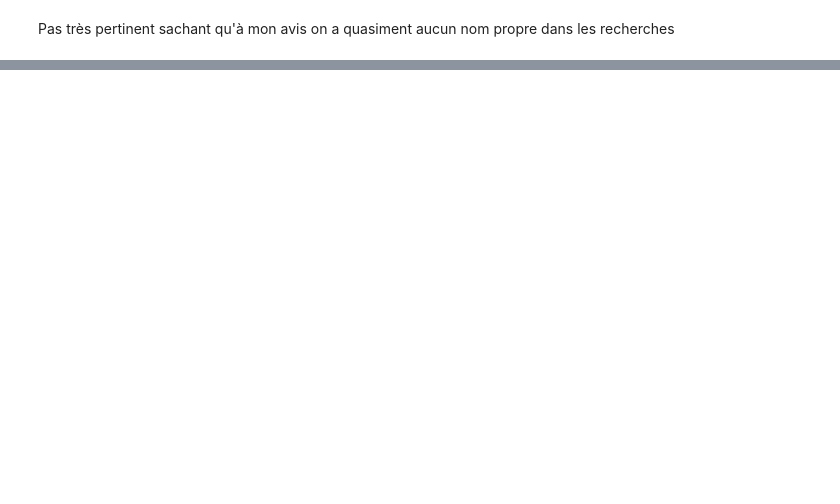
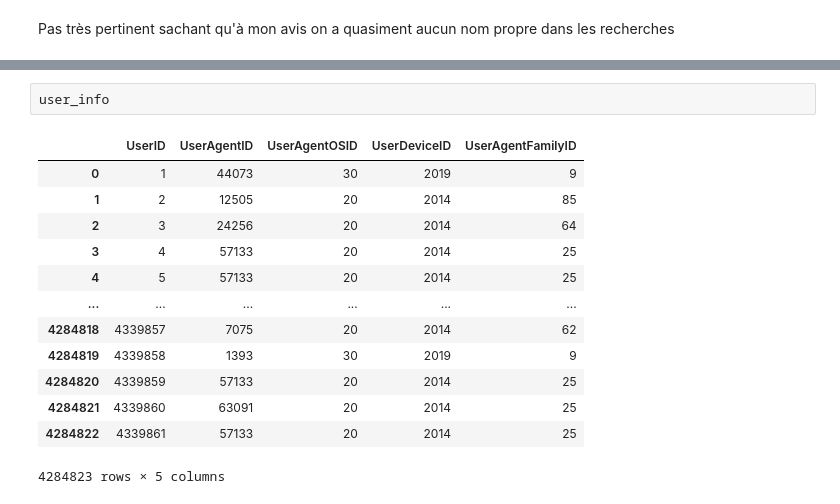
Before and after one commit to francoislegac/avito-kaggle, a Jupyter notebook: personal_analysis.ipynb, the cells around one changed output, grey strips where cells are left out. Drawn from its saved outputs; the diff is of its cells as text; blank space fills up the shorter version.

```diff
--- a/personal_analysis.ipynb
+++ b/personal_analysis.ipynb
@@ -516,0 +540,16 @@ in-depth-analysis-and-viz-avito.ipynb  queries.txt
+# %%
+user_info
+# %% [output]
+|  | UserID | UserAgentID | UserAgentOSID | UserDeviceID | UserAgentFamilyID |
+| 0 | 1 | 44073 | 30 | 2019 | 9 |
+| 1 | 2 | 12505 | 20 | 2014 | 85 |
+| 2 | 3 | 24256 | 20 | 2014 | 64 |
+| 3 | 4 | 57133 | 20 | 2014 | 25 |
+| 4 | 5 | 57133 | 20 | 2014 | 25 |
+| ... | ... | ... | ... | ... | ... |
+| 4284818 | 4339857 | 7075 | 20 | 2014 | 62 |
+| 4284819 | 4339858 | 1393 | 30 | 2019 | 9 |
+| 4284820 | 4339859 | 57133 | 20 | 2014 | 25 |
+| 4284821 | 4339860 | 63091 | 20 | 2014 | 25 |
+| 4284822 | 4339861 | 57133 | 20 | 2014 | 25 |
+4284823 rows × 5 columns
```
Also changed, not shown: parts of 43 cells of this notebook.
